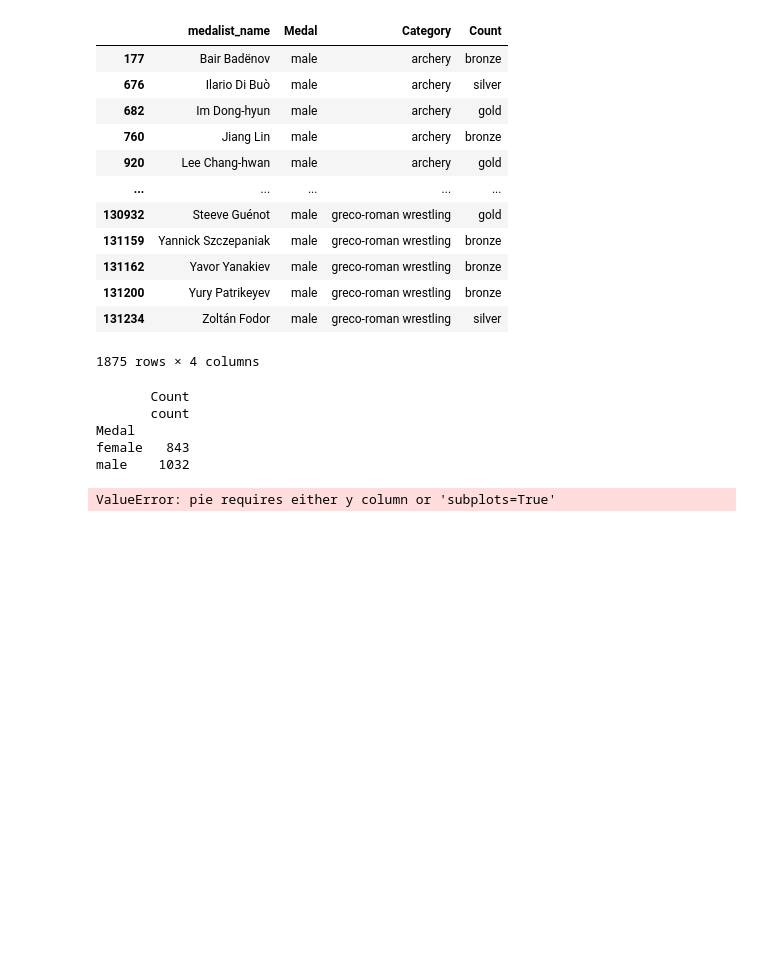
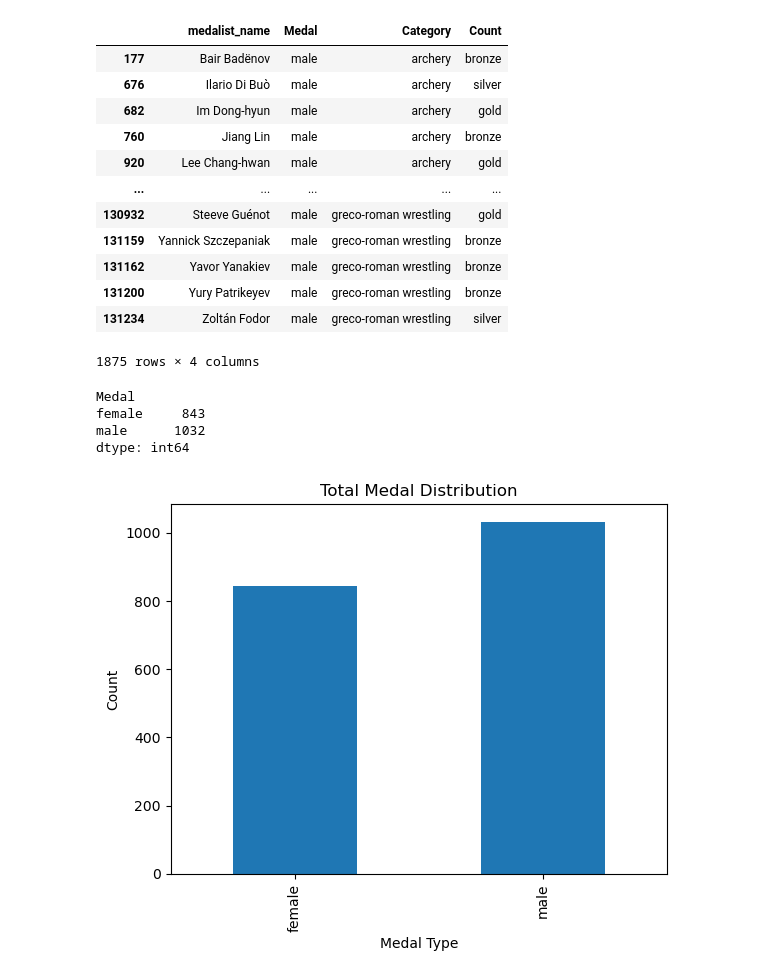
Before and after one commit to lweeldre/Weeldreyer-Data-Science-Portfolio, a Jupyter notebook: Portfolio Update 2/Tidy_Data_Project.ipynb, the cells around one changed output. Saved outputs shown, nothing was run; the diff lists cells and outputs as text; code cells hidden in the pictures; blank space fills up the shorter version.

```diff
--- a/Portfolio Update 2/Tidy_Data_Project.ipynb
+++ b/Portfolio Update 2/Tidy_Data_Project.ipynb
@@ -174,26 +148,22 @@ tidy_olympics
 1875 rows × 4 columns
 # %%
 # Visualization 2 - Medal Distrubutor:
-medal_counts = tidy_olympics[["Medal", "Count"]].groupby(by = ['Medal']).agg(['count'])
-
+#medal_counts = tidy_olympics[["Medal", "Count"]].groupby(by = ['Medal']).agg(['count'])
+medal_counts = tidy_olympics.groupby("Medal").size()
 print(medal_counts)
 
-#medal_counts = medal_counts[medal_counts > 0]  # remove zeros
+medal_counts.plot(kind="bar")
 
-medal_counts.plot(kind='pie', autopct='%1.1f%%')
-plt.title("Medal Distribution")
-plt.ylabel("")
+plt.title("Total Medal Distribution")
+plt.xlabel("Medal Type")
+plt.ylabel("Count")
 plt.show()
-
-print(tidy_olympics.head())
-print(tidy_olympics.columns)
 # %% [output]
-       Count
-       count
 Medal
-female   843
-male    1032
+female     843
+male      1032
+dtype: int64
-ValueError: pie requires either y column or 'subplots=True'
+[figure, added]
 # %%
 # Pivot Table:
 # Summarizes medal counts by type
```
Also changed, not shown: parts of 2 cells of this notebook.
